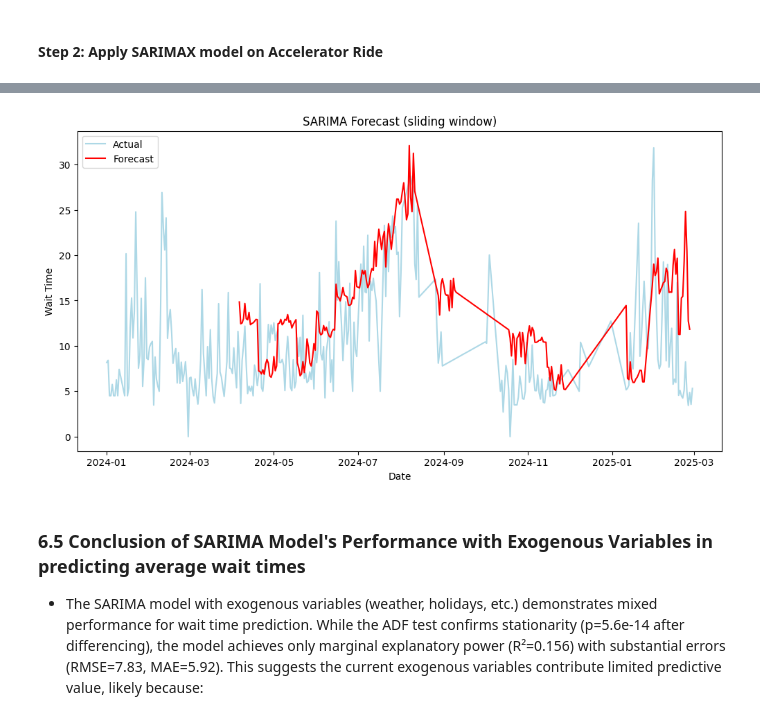
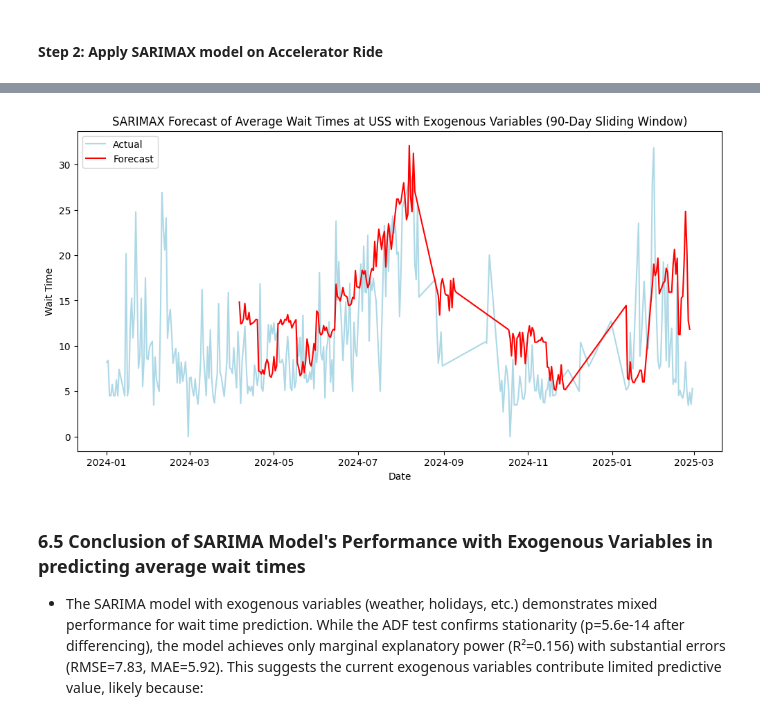
Before and after one commit to tadamaen/DSA3101-Group-Project-Group-3, a Jupyter notebook: Notebooks/Subgroup B/6.0-cyjw-demand-prediction-attractions-services.ipynb, the cells around one changed output, grey strips where cells are left out. Saved outputs shown, nothing was run; the diff lists cells and outputs as text; code cells hidden in the pictures.

```diff
--- a/Notebooks/Subgroup B/6.0-cyjw-demand-prediction-attractions-services.ipynb
+++ b/Notebooks/Subgroup B/6.0-cyjw-demand-prediction-attractions-services.ipynb
@@ -1008,7 +1011,7 @@ def plot_predictions(actual_df, forecast_df):
     plt.figure(figsize=(12, 6))
     plt.plot(actual_df['Date'], actual_df['Average Wait Time'], label='Actual', color='lightblue')
     plt.plot(forecast_df['Date'], forecast_df['Forecast'], label='Forecast', color='red')
-    plt.title("SARIMA Forecast (sliding window)")
+    plt.title("SARIMAX Forecast of Average Wait Times at USS (90-Day Sliding Window)")
     plt.xlabel('Date')
     plt.ylabel('Wait Time')
     plt.legend()
@@ -1149,7 +1152,7 @@ def plot_predictions(actual_df, forecast_df):
     plt.figure(figsize=(12, 6))
     plt.plot(actual_df['Date'], actual_df['Average Wait Time'], label='Actual', color='lightblue')
     plt.plot(forecast_df['Date'], forecast_df['Forecast'], label='Forecast', color='red')
-    plt.title("SARIMA Forecast (sliding window)")
+    plt.title("SARIMAX Forecast of Average Wait Times at USS with Exogenous Variables (90-Day Sliding Window)")
     plt.xlabel('Date')
     plt.ylabel('Wait Time')
     plt.legend()
@@ -1181,15 +1184,15 @@ Time:                                   23:39:56   BIC
 Sample:                                        0   HQIC                           371.593
                                             - 90
 Covariance Type:                             opg
 ==============================================================================
                  coef    std err          z      P>|z|      [0.025      0.975]
 ------------------------------------------------------------------------------
 ... (43 lines left out)
 196                  0            1.0            2  11.835225
 
 [197 rows x 9 columns]
 {'MAE': 4.881732499375598, 'RMSE': 6.049088890431429, 'R² Score': -0.0011610437929490125}
-[figure, old version]
+[figure, new version]
 # %% [markdown]
 ### 6.5 Conclusion of SARIMA Model's Performance with Exogenous Variables in predicting average wait times
 
```
Also changed, not shown: parts of 22 cells of this notebook.
